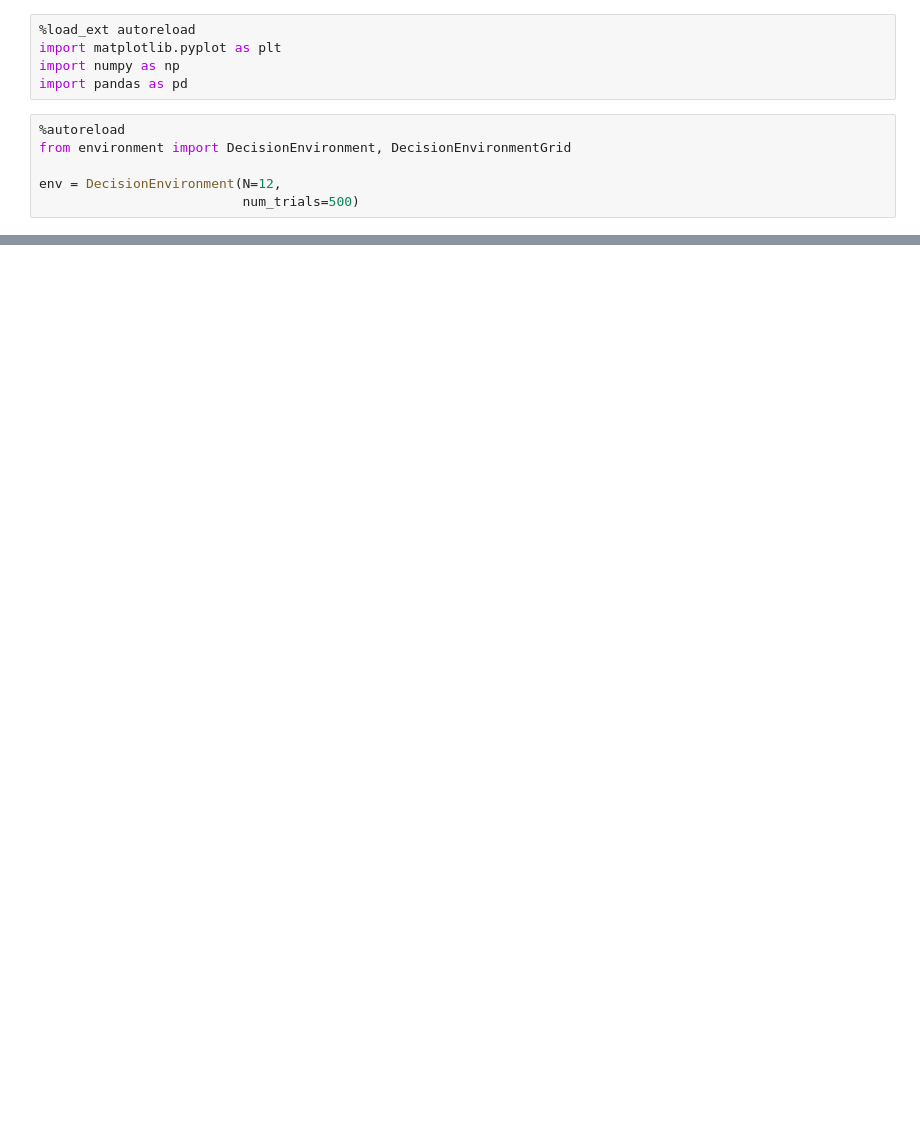
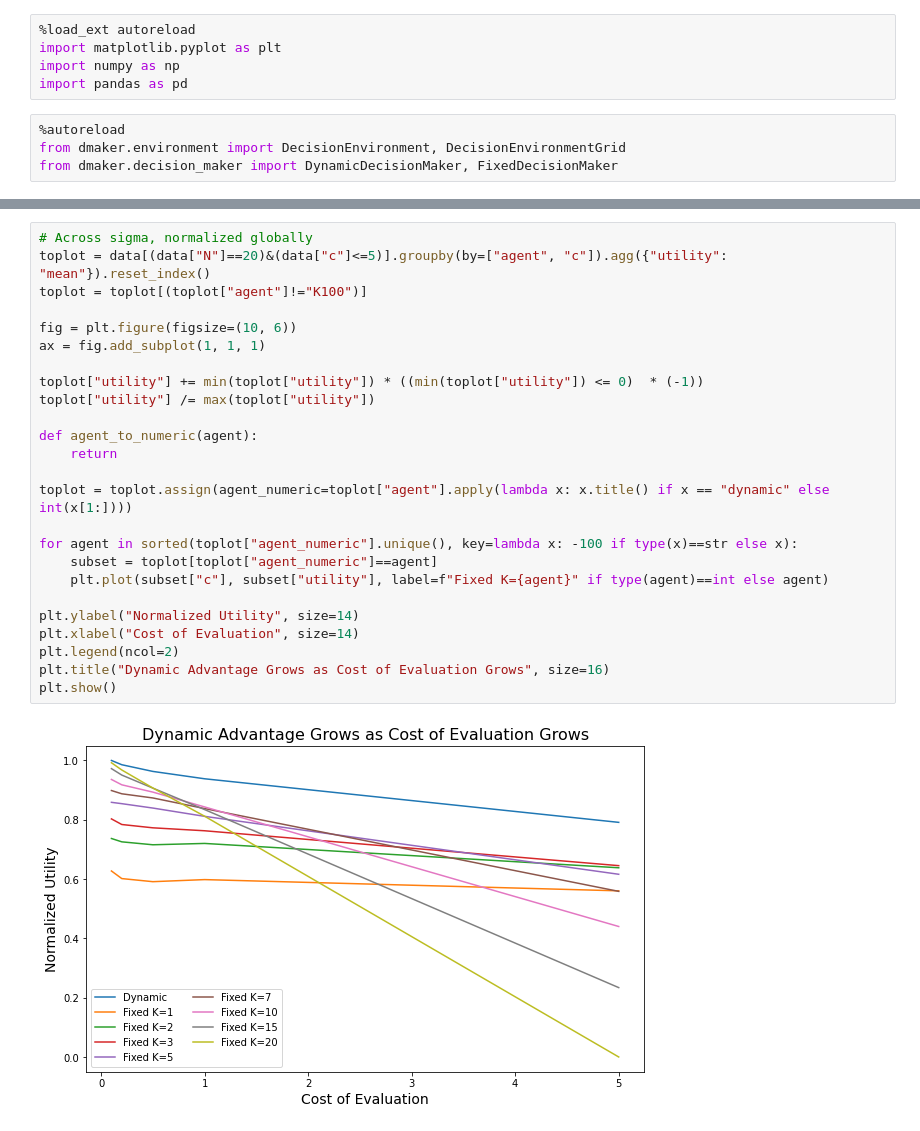
Before and after one commit to jonasalexander/thesis, a Jupyter notebook: simulation/comparison.ipynb, the cells around one changed output, grey strips where cells are left out. Cells and saved outputs as stored; diff of their text form; blank space fills up the shorter version.

```diff
--- a/simulation/comparison.ipynb
+++ b/simulation/comparison.ipynb
@@ -5,7 +5,5 @@ import numpy as np
 import pandas as pd
 # %%
 %autoreload
-from environment import DecisionEnvironment, DecisionEnvironmentGrid
-
-env = DecisionEnvironment(N=12,
-                          num_trials=500)
+from dmaker.environment import DecisionEnvironment, DecisionEnvironmentGrid
+from dmaker.decision_maker import DynamicDecisionMaker, FixedDecisionMaker
@@ -96,0 +222,27 @@ data.head(48)
+# %%
+# Across sigma, normalized globally
+toplot = data[(data["N"]==20)&(data["c"]<=5)].groupby(by=["agent", "c"]).agg({"utility": "mean"}).reset_index()
+toplot = toplot[(toplot["agent"]!="K100")]
+
+fig = plt.figure(figsize=(10, 6))
+ax = fig.add_subplot(1, 1, 1)
+
+toplot["utility"] += min(toplot["utility"]) * ((min(toplot["utility"]) <= 0)  * (-1))
+toplot["utility"] /= max(toplot["utility"])
+
+def agent_to_numeric(agent):
+    return
+
+toplot = toplot.assign(agent_numeric=toplot["agent"].apply(lambda x: x.title() if x == "dynamic" else int(x[1:])))
+
+for agent in sorted(toplot["agent_numeric"].unique(), key=lambda x: -100 if type(x)==str else x):
+    subset = toplot[toplot["agent_numeric"]==agent]
+    plt.plot(subset["c"], subset["utility"], label=f"Fixed K={agent}" if type(agent)==int else agent)
+
+plt.ylabel("Normalized Utility", size=14)
+plt.xlabel("Cost of Evaluation", size=14)
+plt.legend(ncol=2)
+plt.title("Dynamic Advantage Grows as Cost of Evaluation Grows", size=16)
+plt.show()
+# %% [output]
+[figure, added]
```
Also changed, not shown: parts of 25 cells of this notebook.
